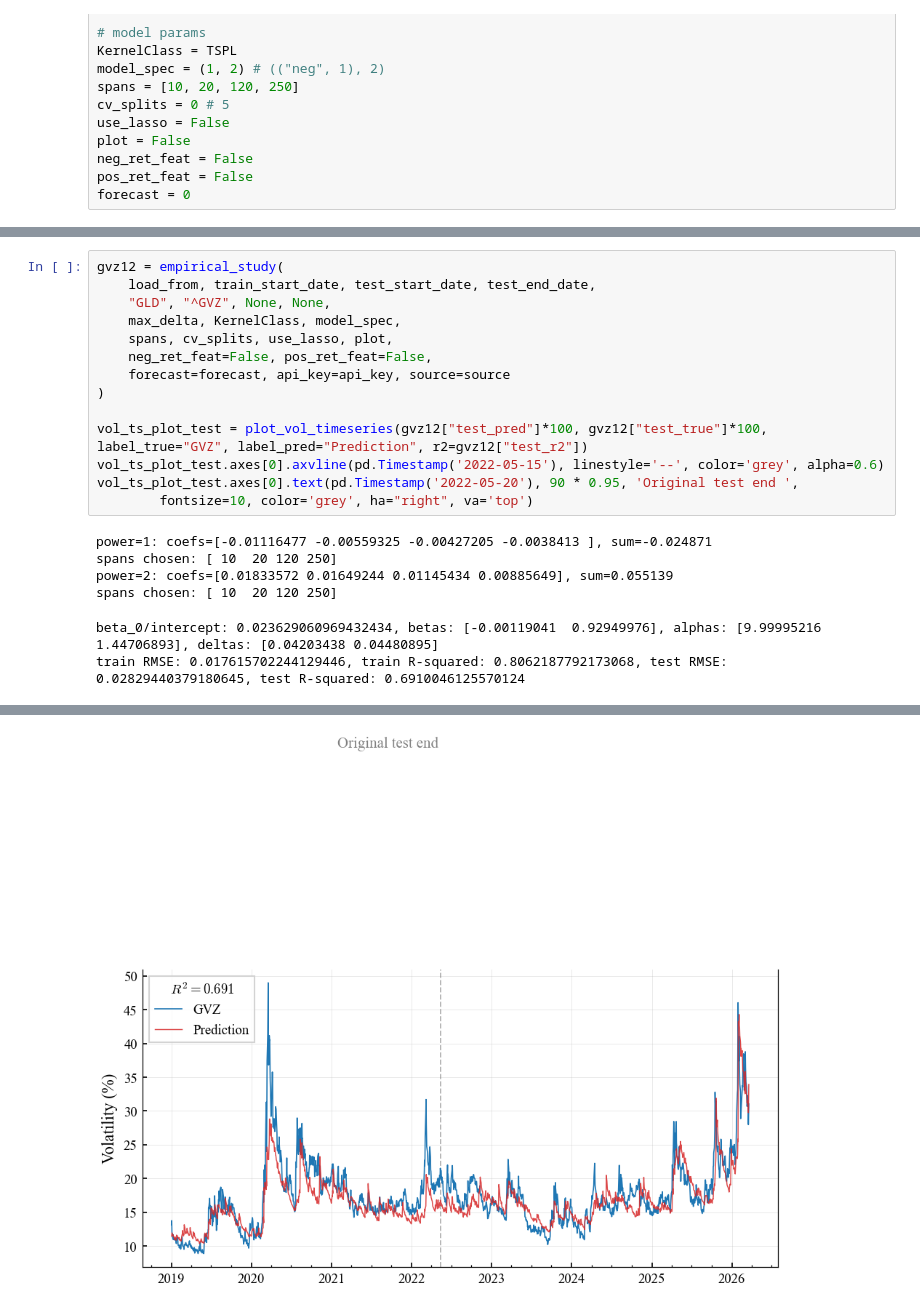
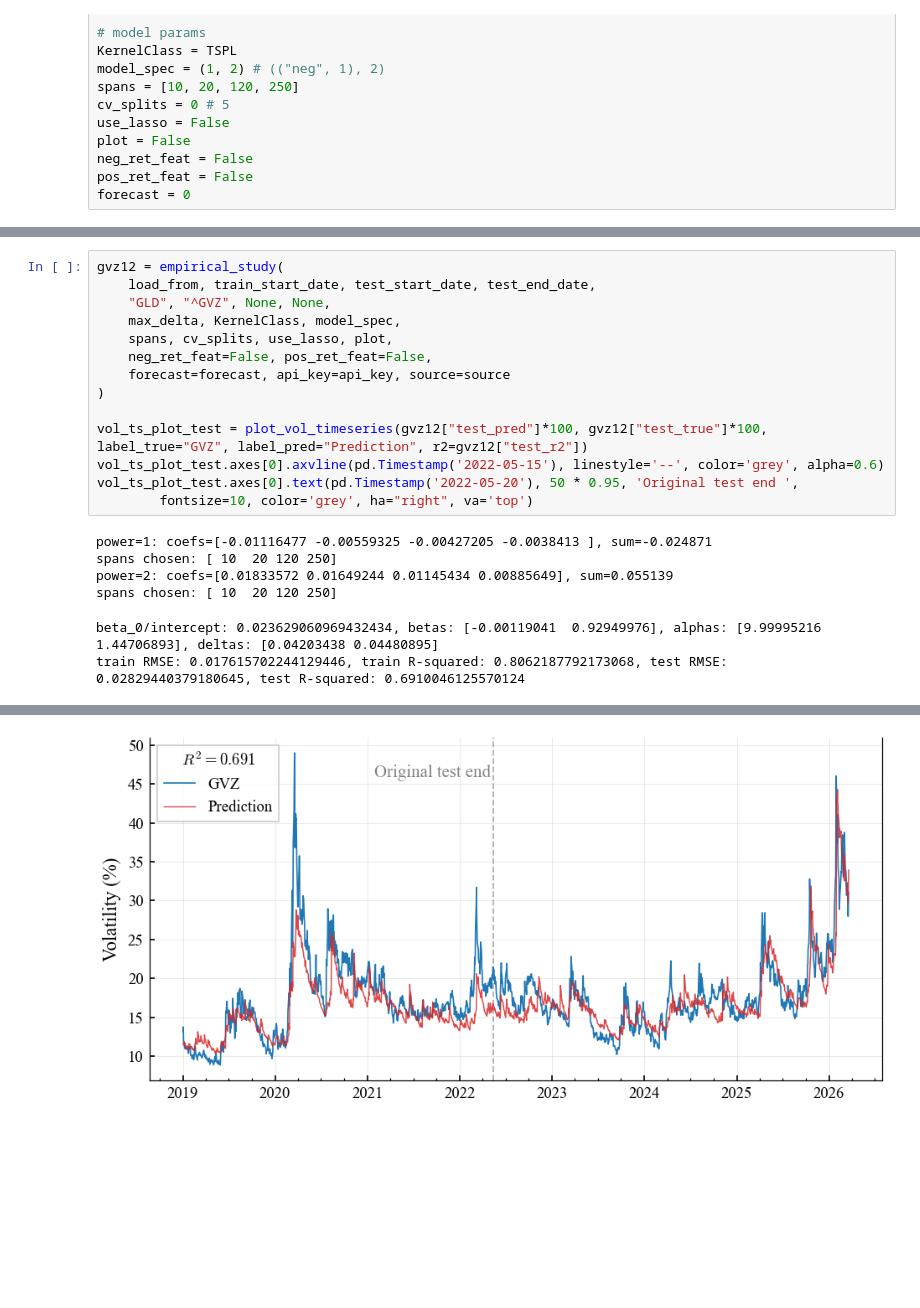
Before and after one commit to JHarrisN/diss, a Jupyter notebook: empirical_ovx_gvz.ipynb, the cells around one changed output, grey strips where cells are left out. Saved outputs shown, nothing was run; the diff lists cells and outputs as text; blank space fills up the shorter version.

```diff
--- a/empirical_ovx_gvz.ipynb
+++ b/empirical_ovx_gvz.ipynb
@@ -76,7 +76,7 @@ gvz12 = empirical_study(
 
 vol_ts_plot_test = plot_vol_timeseries(gvz12["test_pred"]*100, gvz12["test_true"]*100, label_true="GVZ", label_pred="Prediction", r2=gvz12["test_r2"])
 vol_ts_plot_test.axes[0].axvline(pd.Timestamp('2022-05-15'), linestyle='--', color='grey', alpha=0.6)
-vol_ts_plot_test.axes[0].text(pd.Timestamp('2022-05-20'), 90 * 0.95, 'Original test end ',
+vol_ts_plot_test.axes[0].text(pd.Timestamp('2022-05-20'), 50 * 0.95, 'Original test end ',
         fontsize=10, color='grey', ha="right", va='top')
 # %% [output]
 power=1: coefs=[-0.01116477 -0.00559325 -0.00427205 -0.0038413 ], sum=-0.024871
@@ -89 +89 @@ Text(2022-05-20 00:00:00, 85.5, 'Original test end ')
-[figure, old version]
+[figure, new version]
```
Also changed, not shown: parts of 2 cells of this notebook, 1 other file.
